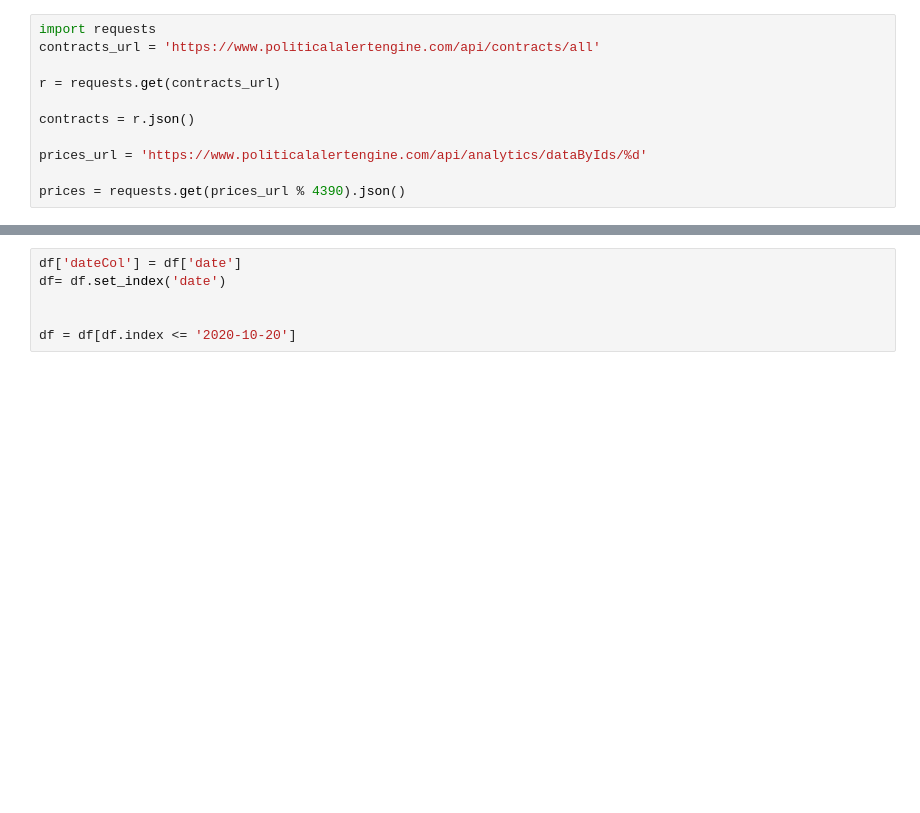
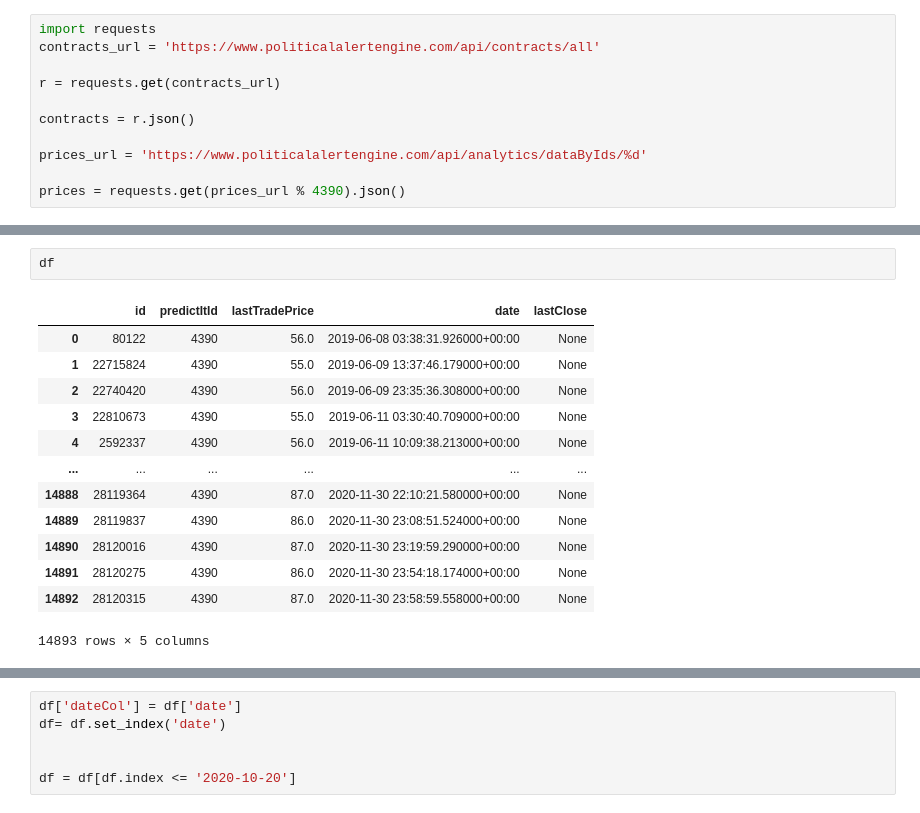
Before and after one commit to zlex7/Predict-Time-Series, a Jupyter notebook: Political Alert Engine Scraping.ipynb, the cells around one changed output, grey strips where cells are left out. Drawn from its saved outputs; the diff is of its cells as text; blank space fills up the shorter version.

```diff
--- a/Political Alert Engine Scraping.ipynb
+++ b/Political Alert Engine Scraping.ipynb
@@ -26,0 +30,16 @@ plt.plot(df['date'],df['lastTradePrice'])
+# %%
+df
+# %% [output]
+|  | id | predictItId | lastTradePrice | date | lastClose |
+| 0 | 80122 | 4390 | 56.0 | 2019-06-08 03:38:31.926000+00:00 | None |
+| 1 | 22715824 | 4390 | 55.0 | 2019-06-09 13:37:46.179000+00:00 | None |
+| 2 | 22740420 | 4390 | 56.0 | 2019-06-09 23:35:36.308000+00:00 | None |
+| 3 | 22810673 | 4390 | 55.0 | 2019-06-11 03:30:40.709000+00:00 | None |
+| 4 | 2592337 | 4390 | 56.0 | 2019-06-11 10:09:38.213000+00:00 | None |
+| ... | ... | ... | ... | ... | ... |
+| 14888 | 28119364 | 4390 | 87.0 | 2020-11-30 22:10:21.580000+00:00 | None |
+| 14889 | 28119837 | 4390 | 86.0 | 2020-11-30 23:08:51.524000+00:00 | None |
+| 14890 | 28120016 | 4390 | 87.0 | 2020-11-30 23:19:59.290000+00:00 | None |
+| 14891 | 28120275 | 4390 | 86.0 | 2020-11-30 23:54:18.174000+00:00 | None |
+| 14892 | 28120315 | 4390 | 87.0 | 2020-11-30 23:58:59.558000+00:00 | None |
+14893 rows × 5 columns
```
Also changed, not shown: parts of 16 cells of this notebook.
